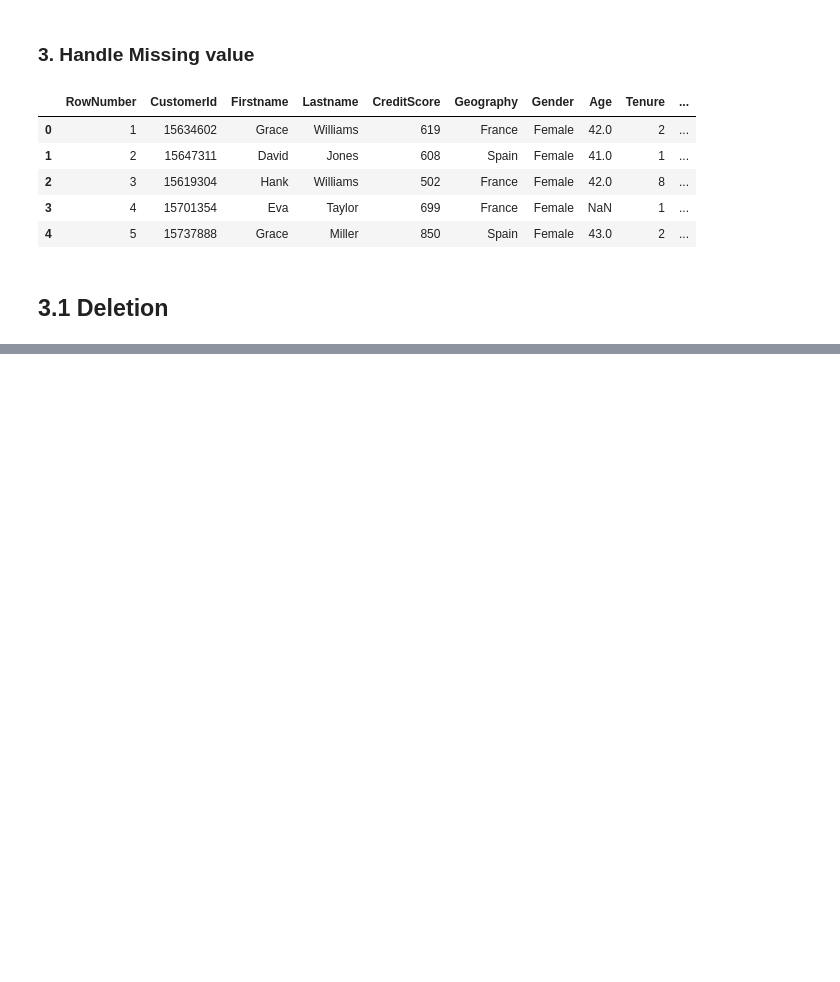
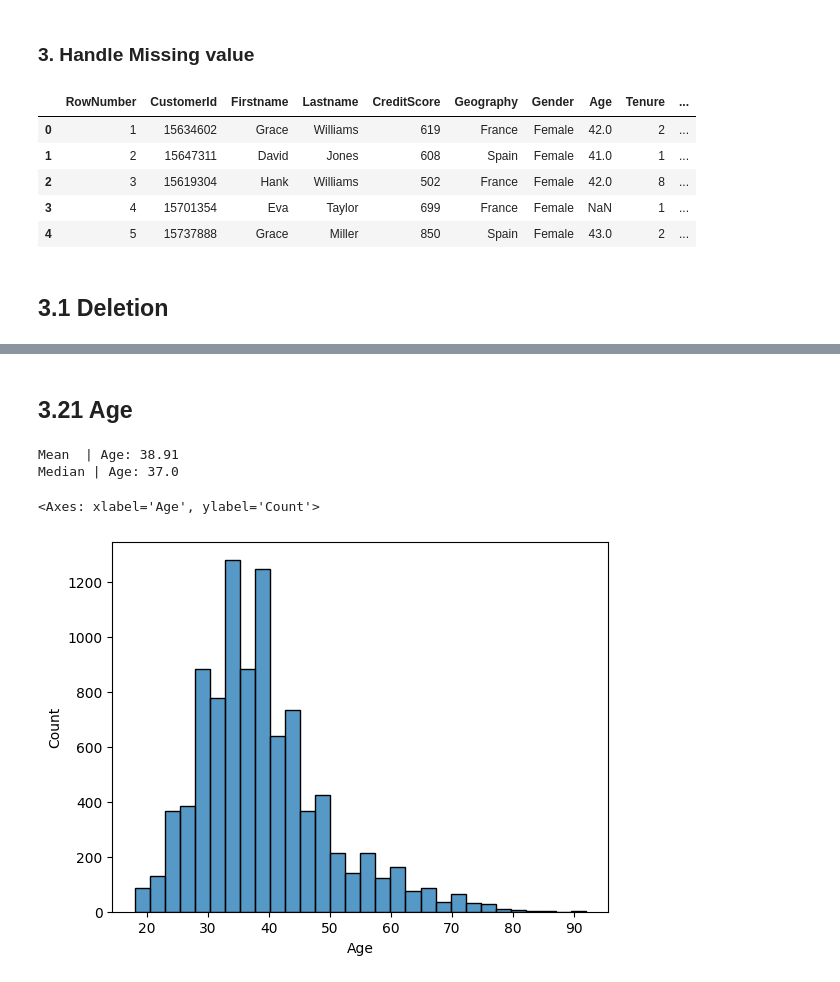
Before and after one commit to kavishka-CodXlab/ML-Week---01-02, a Jupyter notebook: 0_handle_missing_values.ipynb, the cells around one changed output, grey strips where cells are left out. Cells and saved outputs as stored; diff of their text form; code cells hidden in the pictures; blank space fills up the shorter version.

```diff
--- a/0_handle_missing_values.ipynb
+++ b/0_handle_missing_values.ipynb
@@ -132,0 +154,17 @@ df_cp
+# %% [markdown]
+## 3.21 Age
+# %%
+mean = df['Age'].mean()
+median = df['Age'].median()
+mean = round (mean, 2)
+
+print(f"Mean  | Age: {mean}")
+print(f"Median | Age: {median}")
+# %% [output]
+Mean  | Age: 38.91
+Median | Age: 37.0
+# %%
+sns.histplot(df['Age'], bins = 30)
+# %% [output]
+<Axes: xlabel='Age', ylabel='Count'>
+[figure, added]
```
Also changed, not shown: parts of 16 cells of this notebook, 1 other file.
